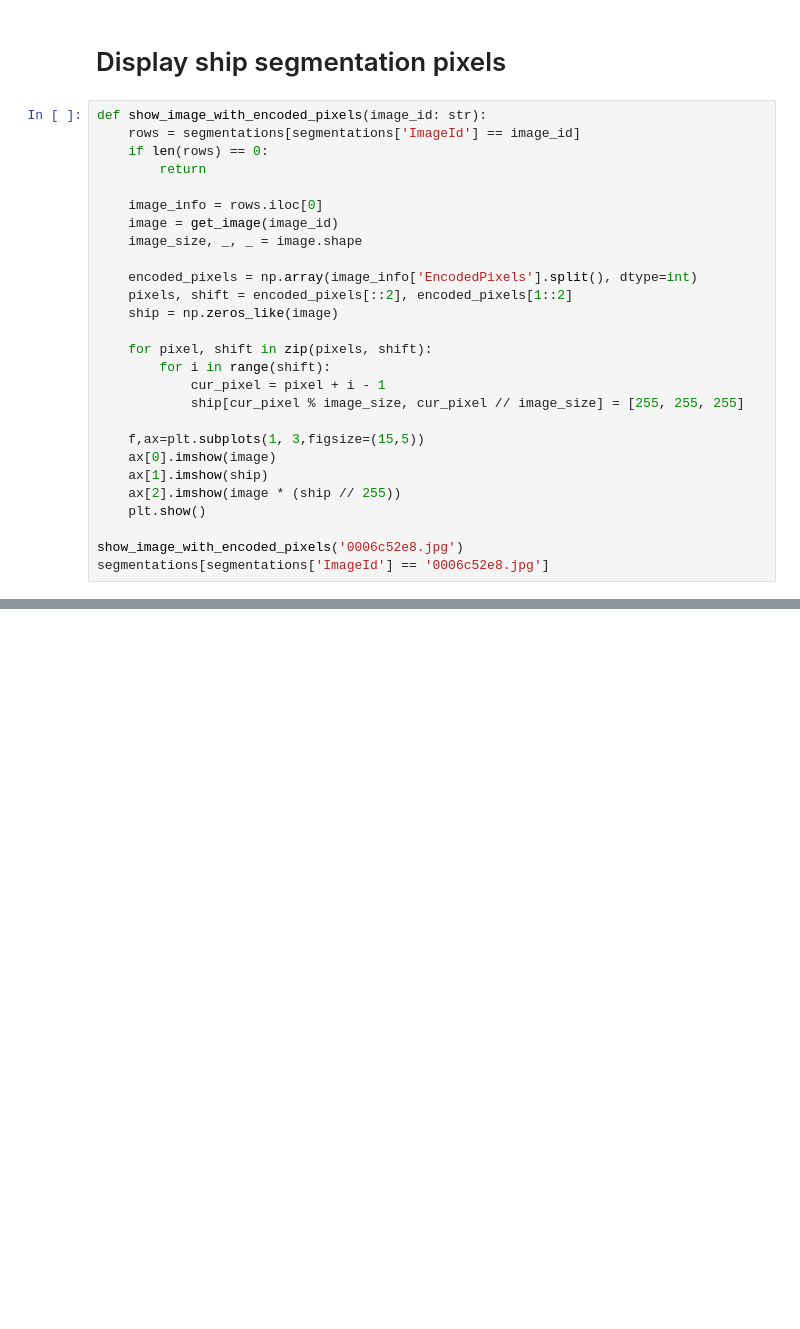
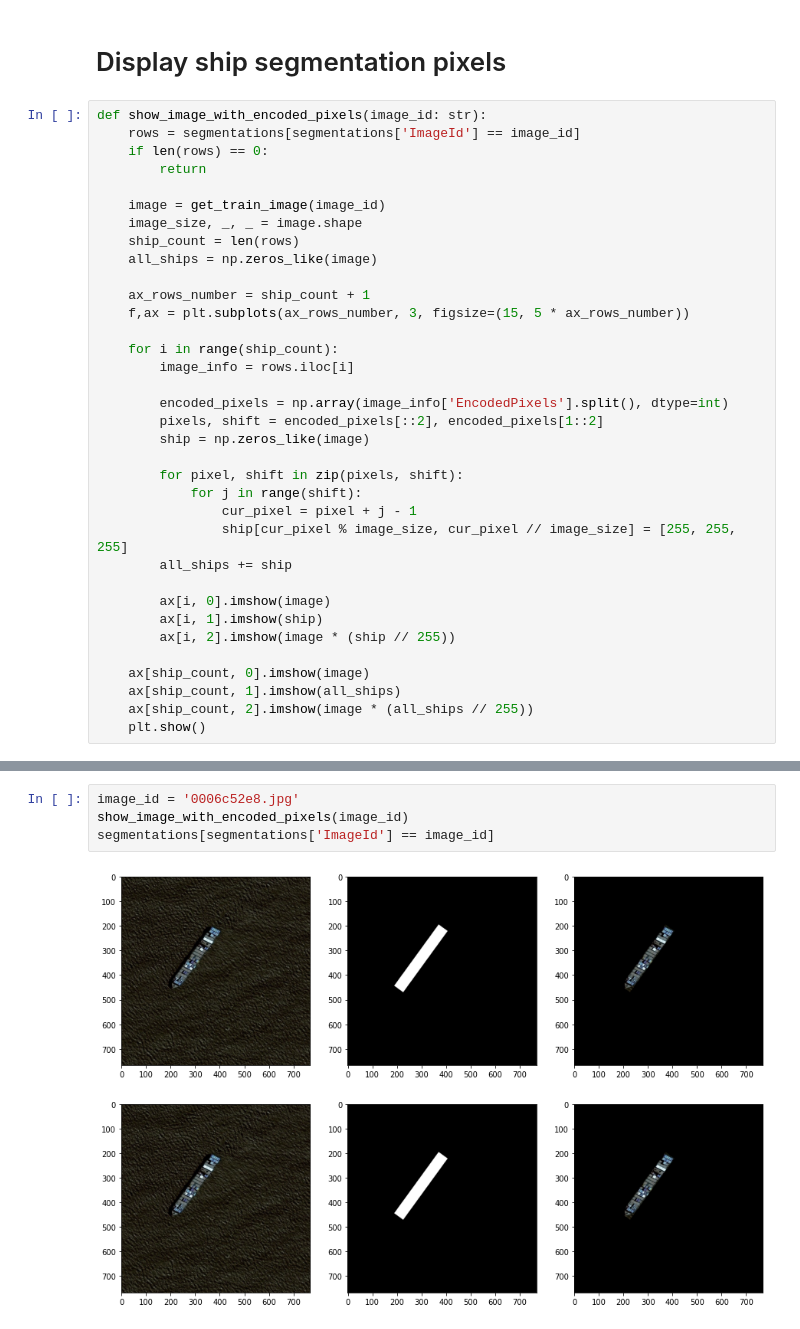
Before and after one commit to VLADISLAV008/Airbus-Ship-Detection-Challenge, a Jupyter notebook: data-analysis.ipynb, the cells around one changed output, grey strips where cells are left out. Cells and saved outputs as stored; diff of their text form; blank space fills up the shorter version.

```diff
--- a/data-analysis.ipynb
+++ b/data-analysis.ipynb
@@ -150,24 +169,32 @@ def show_image_with_encoded_pixels(image_id: str):
     if len(rows) == 0:
         return
 
-    image_info = rows.iloc[0]
-    image = get_image(image_id)
+    image = get_train_image(image_id)
     image_size, _, _ = image.shape
+    ship_count = len(rows)
+    all_ships = np.zeros_like(image)
 
-    encoded_pixels = np.array(image_info['EncodedPixels'].split(), dtype=int)
-    pixels, shift = encoded_pixels[::2], encoded_pixels[1::2]
-    ship = np.zeros_like(image)
+    ax_rows_number = ship_count + 1
+    f,ax = plt.subplots(ax_rows_number, 3, figsize=(15, 5 * ax_rows_number))
 
-    for pixel, shift in zip(pixels, shift):
-        for i in range(shift):
-            cur_pixel = pixel + i - 1
-            ship[cur_pixel % image_size, cur_pixel // image_size] = [255, 255, 255]
+    for i in range(ship_count):
+        image_info = rows.iloc[i]
 
-    f,ax=plt.subplots(1, 3,figsize=(15,5))
-    ax[0].imshow(image)
-    ax[1].imshow(ship)
-    ax[2].imshow(image * (ship // 255))
+        encoded_pixels = np.array(image_info['EncodedPixels'].split(), dtype=int)
+        pixels, shift = encoded_pixels[::2], encoded_pixels[1::2]
+        ship = np.zeros_like(image)
+
+        for pixel, shift in zip(pixels, shift):
+            for j in range(shift):
+                cur_pixel = pixel + j - 1
+                ship[cur_pixel % image_size, cur_pixel // image_size] = [255, 255, 255]
+        all_ships += ship
+
+        ax[i, 0].imshow(image)
+        ax[i, 1].imshow(ship)
+        ax[i, 2].imshow(image * (ship // 255))
+
+    ax[ship_count, 0].imshow(image)
+    ax[ship_count, 1].imshow(all_ships)
+    ax[ship_count, 2].imshow(image * (all_ships // 255))
     plt.show()
-
-show_image_with_encoded_pixels('0006c52e8.jpg')
-segmentations[segmentations['ImageId'] == '0006c52e8.jpg']
@@ -177,0 +201,6 @@ segmentations[segmentations['ImageId'] == '0006c52e8.jpg']
+# %%
+image_id = '0006c52e8.jpg'
+show_image_with_encoded_pixels(image_id)
+segmentations[segmentations['ImageId'] == image_id]
+# %% [output]
+[figure, added]
```
Also changed, not shown: parts of 20 cells of this notebook.
